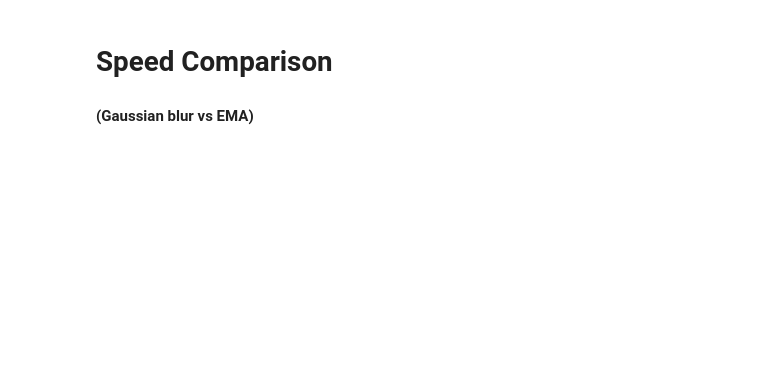
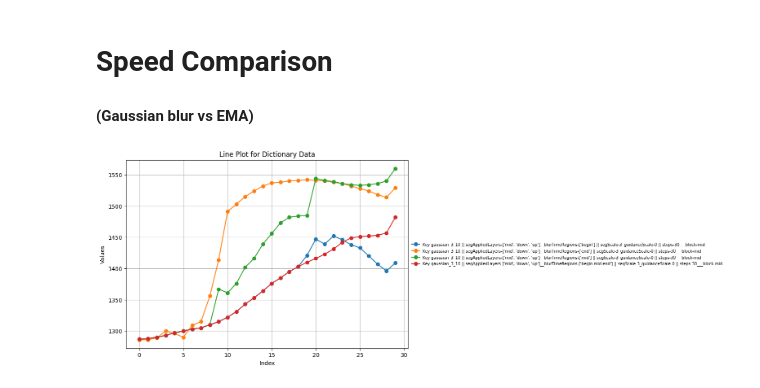
Before and after one commit to Sar2580P/SEG-rc, a Jupyter notebook: notebooks/metric_visualization.ipynb, the cells around one changed output. Cells and saved outputs as stored; diff of their text form; code cells hidden in the pictures; blank space fills up the shorter version.

```diff
--- a/notebooks/metric_visualization.ipynb
+++ b/notebooks/metric_visualization.ipynb
@@ -102,4 +103,43 @@ os.chdir('/home/bala/Desktop/sri_krishna/SEG-rc')
 # plt.xticks(rotation=45)
 # plt.tight_layout()
 # plt.show()
+# %%
+
+import matplotlib.pyplot as plt
+import pickle
+
+
+def plot_metric(data):
+    plt.figure(figsize=(12, 6))  # Increase width for legend space
+    for key, values in data.items():
+        plt.plot(range(len(values)), values, marker='o', label=f"Key {key}")
+
+    plt.xlabel("Index")
+    plt.ylabel("Values")
+    plt.title("Line Plot for Dictionary Data")
+    plt.grid(True)
+
+    # Move legend completely outside the plot
+    plt.legend(loc='center left', bbox_to_anchor=(1, 0.5), fontsize=7, frameon=False)
+    plt.subplots_adjust(right=0.7)  # Adjust plot width to fit legend
+
+    plt.show()
+
+
+files=[
+   "results/metrics/77/gaussian_3_10/segAppliedLayers-['mid', 'down', 'up']__blurTimeRegions-['begin']/segScale-3_guidanceScale-0/steps-30___block-mid.pkl",
+   "results/metrics/77/gaussian_3_10/segAppliedLayers-['mid', 'down', 'up']__blurTimeRegions-['end']/segScale-3_guidanceScale-0/steps-30___block-mid.pkl",
+   "results/metrics/77/gaussian_3_10/segAppliedLayers-['mid', 'down', 'up']__blurTimeRegions-['mid']/segScale-3_guidanceScale-0/steps-30___block-mid.pkl",
+   "results/metrics/77/gaussian_3_10/segAppliedLayers-['mid', 'down', 'up']__blurTimeRegions-['begin mid end']/segScale-3_guidanceScale-0/steps-30___block-mid.pkl"
+]
+block_1_data = {}
+for file in files:
+    with open(file, 'rb') as f:
+        data = pickle.load(f)
+    key = "".join(" || ".join(file.split('/')[3:]).split('.')[:-1])
+    block_1_data[key] = data[1]
+
+plot_metric(block_1_data)
+# %% [output]
+[figure, added]
 # %%
```
Also changed, not shown: parts of 5 cells of this notebook, 10 other files.
